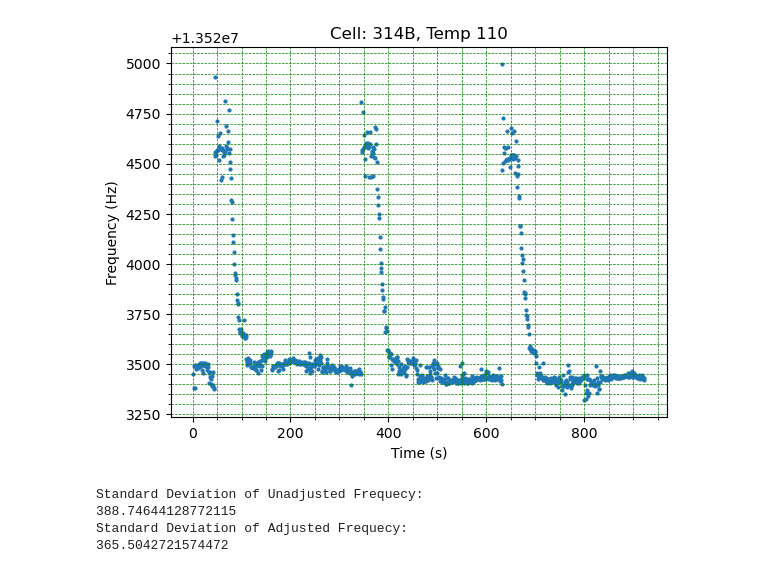
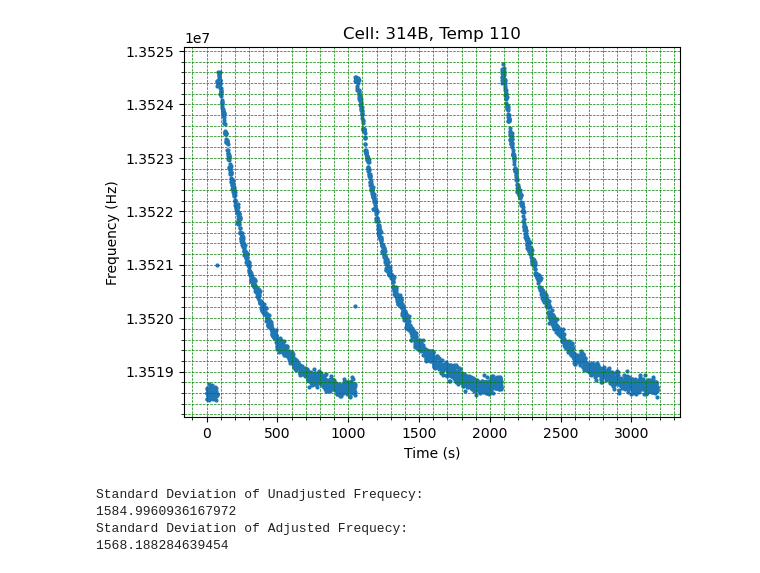
Before and after one commit to Saam-SEOP-Lab/epr-frequency-shift, a Jupyter notebook: keysightMeasurements.ipynb, the cells around one changed output. Cells and saved outputs as stored; diff of their text form; code cells hidden in the pictures.

```diff
--- a/keysightMeasurements.ipynb
+++ b/keysightMeasurements.ipynb
@@ -46,7 +46,7 @@ def setUpPlot():
 
 ##UPDATE THIS FILEPATH
 ## remember to replace \ with \\
-filepath_processed = 'd:\\Basement-L1-2024\\August\\08-15\\314A_T=130\\2024-08-15-11_08_57.811675_processed.csv'
+filepath_processed = 'D:\\Basement_L1-2025\\January\\1-28\\T=100\\2025-01-28-13_10_03.957433_processed.csv'
 data = pd.read_csv(filepath_processed)
 
 arr_size = len(data['Time'])
@@ -82,38 +82,38 @@ std_dev_text_corr = 'Standard Deviation of Adjusted Frequecy: \n' + str(stats_co
 #avg_text_corr = 'Average of Adjusted Frequecy: \n' + str(stats_corr[0])
 #info_box_text_corr = std_dev_text_corr + '\n' + avg_text_corr
 #uncorrected
 stats_uncorr = kse.getAvgAndStdDev(ks_freq)
 std_dev_text_uncorr = 'Standard Deviation of Unadjusted Frequecy: \n' + str(stats_uncorr[1])
 #avg_text_uncorr = 'Average of Adjusted Frequecy: \n' + str(stats_uncorr[0])
 #info_box_text_uncorr = std_dev_text_uncorr + '\n' + avg_text_uncorr
 #location for standard deviation display on graph
 #text_locX = 0.0
 #text_locY = 1.35600e7
 
 setUpPlot()
 
 #plt.text(text_locX, text_locY , std_dev_text_corr+'\n'+std_dev_text_uncorr, fontsize = 9, bbox = dict(facecolor = 'white', alpha = 0.5))
 #plt.scatter(times, ks_freq, s=dot_size*2, color = 'orange')
 #plt.scatter(times, dmm_offset, s=dot_size*2, color='purple')
 plt.scatter(times, ks_adj, s=dot_size*2)
 plt.xlabel("Time (s)")
 plt.ylabel("Frequency (Hz)")
 plt.title("Cell: 314B, Temp 110")
 #plt.legend(['Raw frequency data', 'DMM frequency'], loc='upper left')
 
 ax = plt.gca()
 #ax.set_xlim([xmin, xmax])
 #ax.set_ylim([1.35235e7, 1.3529e7])
 
 plt.show()
 print(std_dev_text_uncorr)
 print(std_dev_text_corr)
 # %% [output]
-[figure, old version]
+[figure, new version]
 Standard Deviation of Unadjusted Frequecy:
-388.74644128772115
+1584.9960936167972
 Standard Deviation of Adjusted Frequecy:
-365.5042721574472
+1568.188284639454
 # %%
 #################################################################################################
 # Voltage testing module
```
Also changed, not shown: parts of 9 cells of this notebook, 2 other files.
